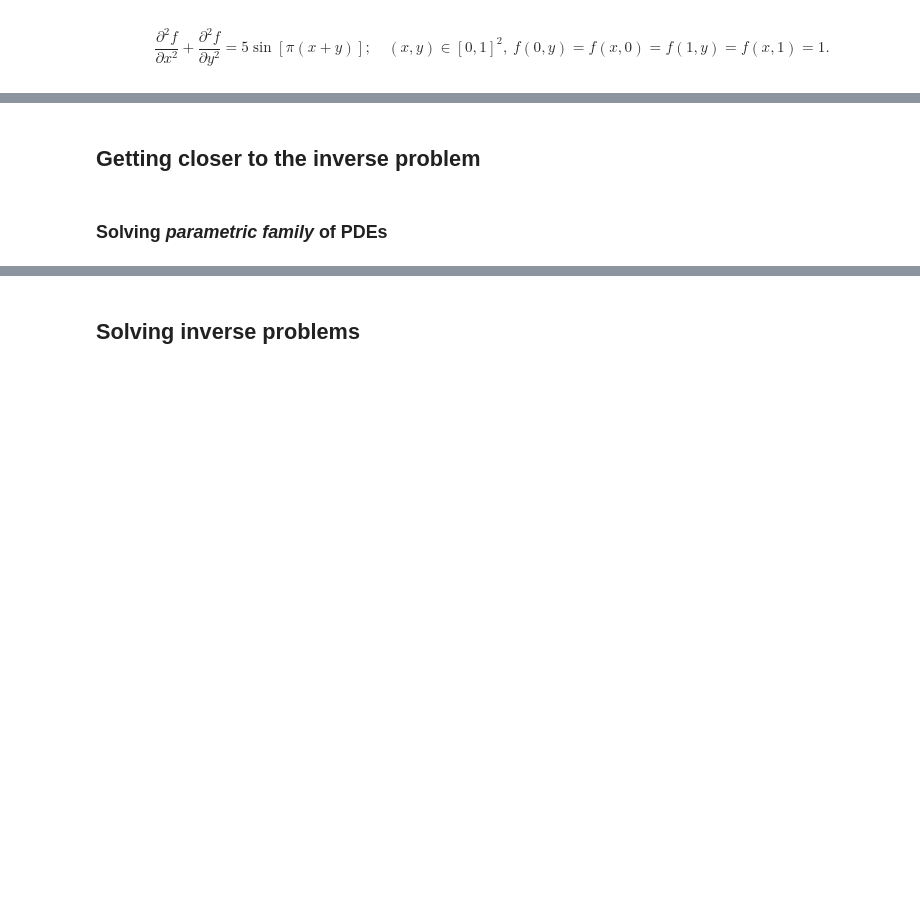
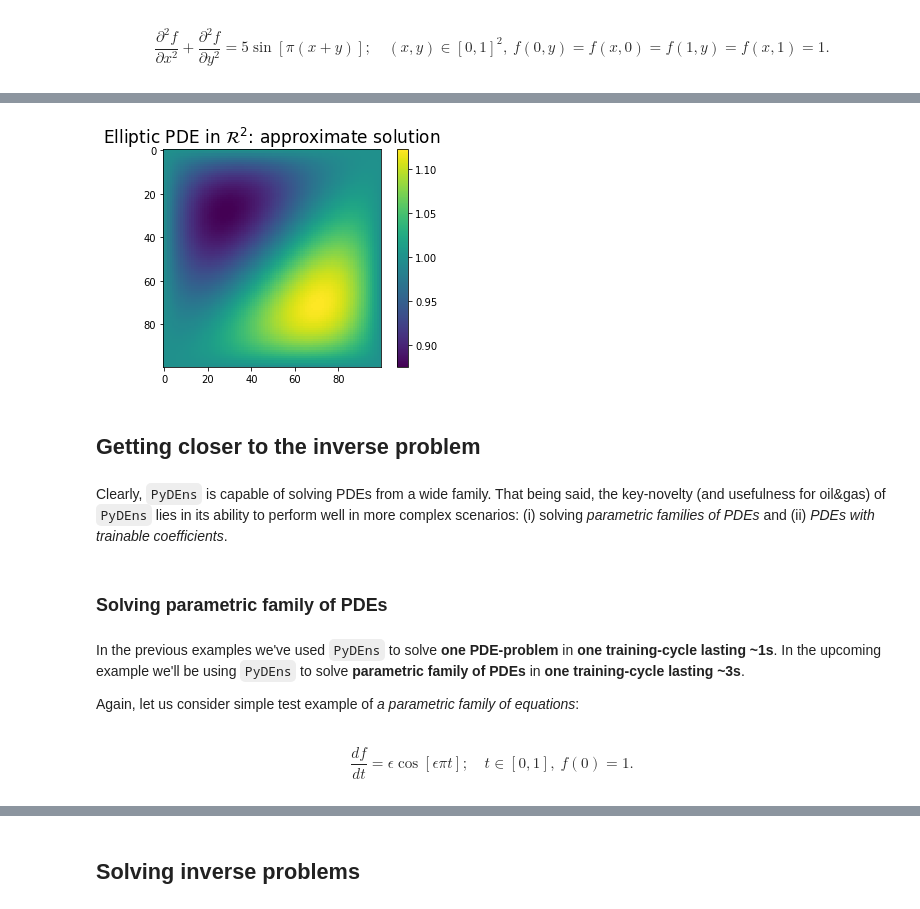
Before and after one commit to analysiscenter/pydens, a Jupyter notebook: examples/pydens_sem.ipynb, the cells around one changed output, grey strips where cells are left out. Cells and saved outputs as stored; diff of their text form; code cells hidden in the pictures; blank space fills up the shorter version.

```diff
--- a/examples/pydens_sem.ipynb
+++ b/examples/pydens_sem.ipynb
@@ -94,5 +136,19 @@ s = NumpySampler('uniform') | NumpySampler('normal', dim=2, scale=0.2) + (0.5, 0
+# %%
+show_heatmap(model)
+# %% [output]
+[figure, added]
 # %% [markdown]
 ## Getting closer to the inverse problem
+# %% [markdown]
+Clearly, `PyDEns` is capable of solving PDEs from a wide family. That being said, the key-novelty (and usefulness for oil&gas) of `PyDEns` lies in its ability to perform well in more complex scenarios: (i) solving *parametric families of PDEs* and (ii) *PDEs with trainable coefficients*.
 # %% [markdown]
-### Solving *parametric family* of PDEs
+### Solving parametric family of PDEs
+# %% [markdown]
+In the previous examples we've used `PyDEns` to solve **one PDE-problem** in **one training-cycle lasting ~1s**. In the upcoming example we'll be using `PyDEns` to solve **parametric family of PDEs** in **one training-cycle lasting ~3s**.
+
+Again, let us consider simple test example of *a parametric family of equations*:
+# %% [markdown]
+$$
+\frac{d f}{d t}= \epsilon \cos[\epsilon \pi t]; \quad t \in [0, 1],\ f(0)=1.
+$$
 # %% [markdown]
```
Also changed, not shown: parts of 40 cells of this notebook, 2 other files.
